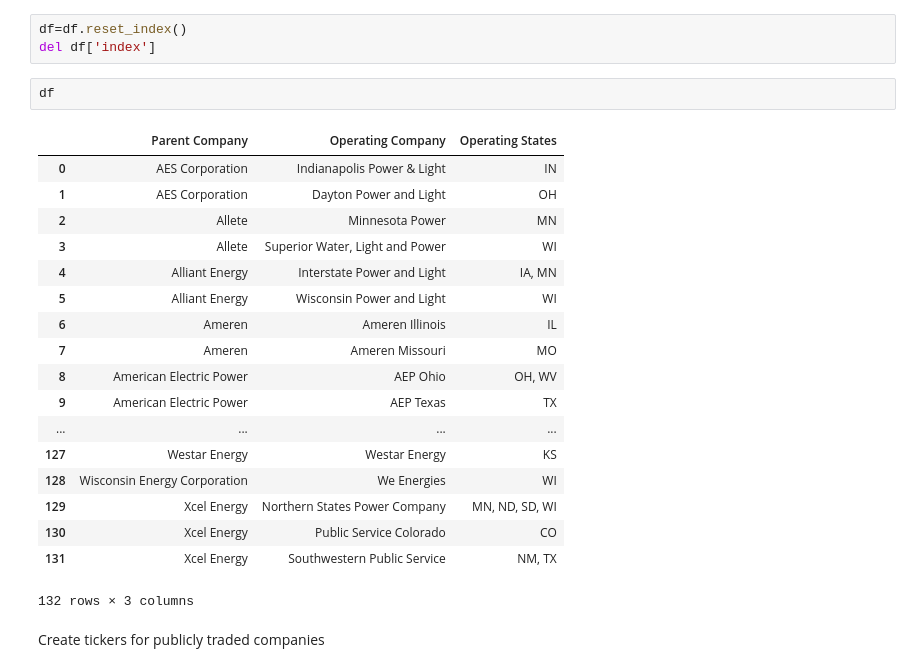
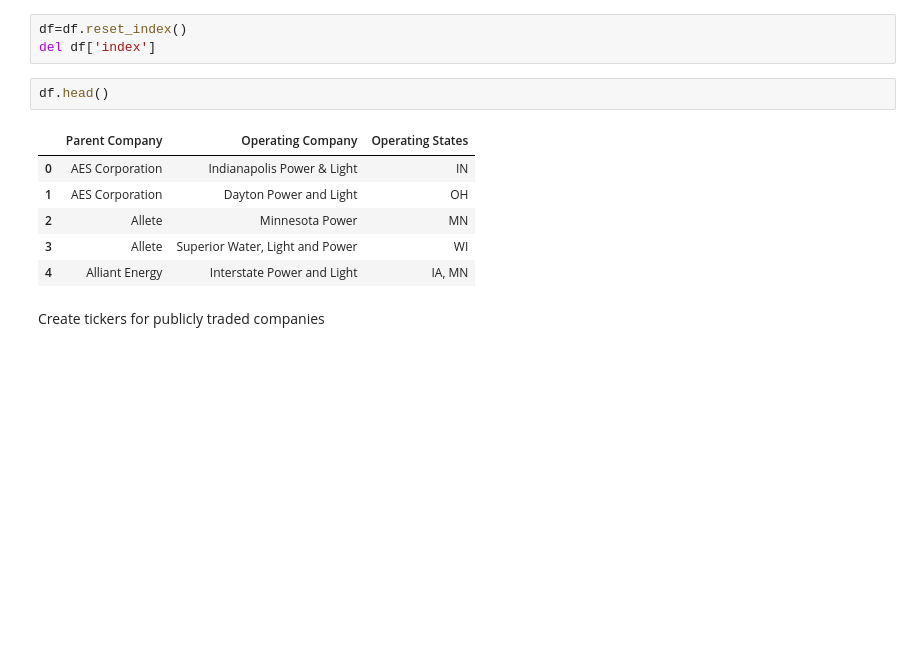
Before and after one commit to ladiositelu/Web-scraping-, a Jupyter notebook: IOU.ipynb, the cells around one changed output. Saved outputs shown, nothing was run; the diff lists cells and outputs as text; blank space fills up the shorter version.

```diff
--- a/IOU.ipynb
+++ b/IOU.ipynb
@@ -108,26 +74,14 @@ df=df.ix[1:,]
 df=df.reset_index()
 del df['index']
 # %%
-df
+df.head()
 # %% [output]
 |  | Parent Company | Operating Company | Operating States |
 | 0 | AES Corporation | Indianapolis Power & Light | IN |
 | 1 | AES Corporation | Dayton Power and Light | OH |
 | 2 | Allete | Minnesota Power | MN |
 | 3 | Allete | Superior Water, Light and Power | WI |
 | 4 | Alliant Energy | Interstate Power and Light | IA, MN |
-| 5 | Alliant Energy | Wisconsin Power and Light | WI |
-| 6 | Ameren | Ameren Illinois | IL |
-| 7 | Ameren | Ameren Missouri | MO |
-| 8 | American Electric Power | AEP Ohio | OH, WV |
-| 9 | American Electric Power | AEP Texas | TX |
-| ... | ... | ... | ... |
-| 127 | Westar Energy | Westar Energy | KS |
-| 128 | Wisconsin Energy Corporation | We Energies | WI |
-| 129 | Xcel Energy | Northern States Power Company | MN, ND, SD, WI |
-| 130 | Xcel Energy | Public Service Colorado | CO |
-| 131 | Xcel Energy | Southwestern Public Service | NM, TX |
-132 rows × 3 columns
 # %% [markdown]
 Create tickers for publicly traded companies
 # %%
```
Also changed, not shown: parts of 3 cells of this notebook.
